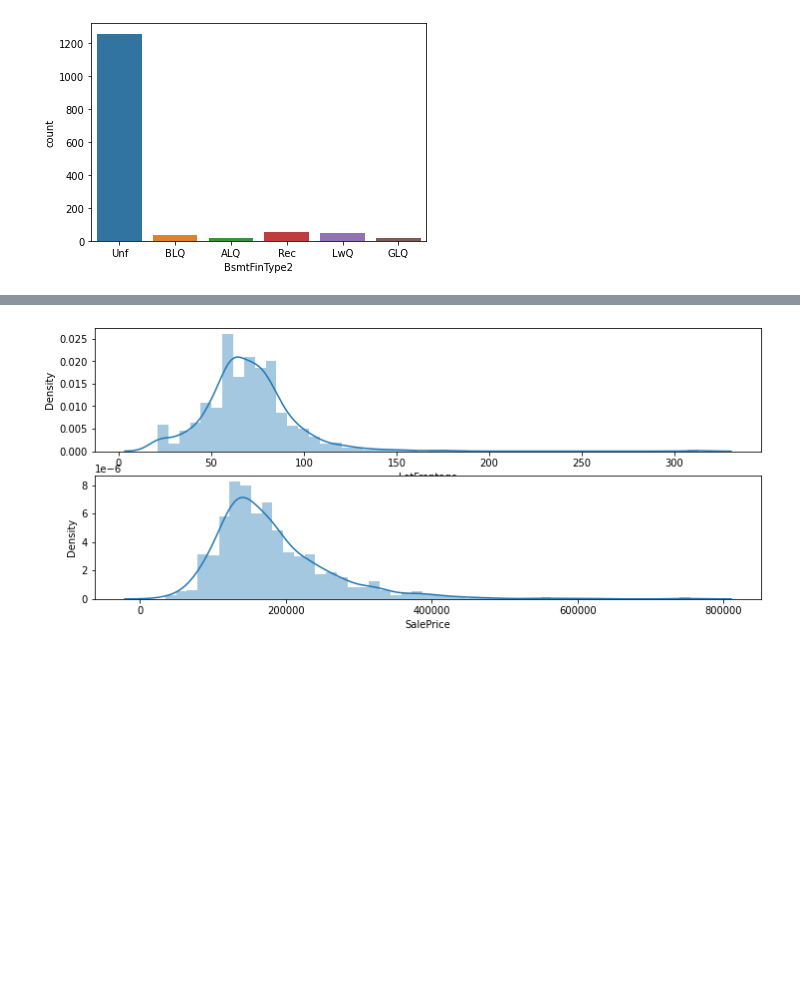
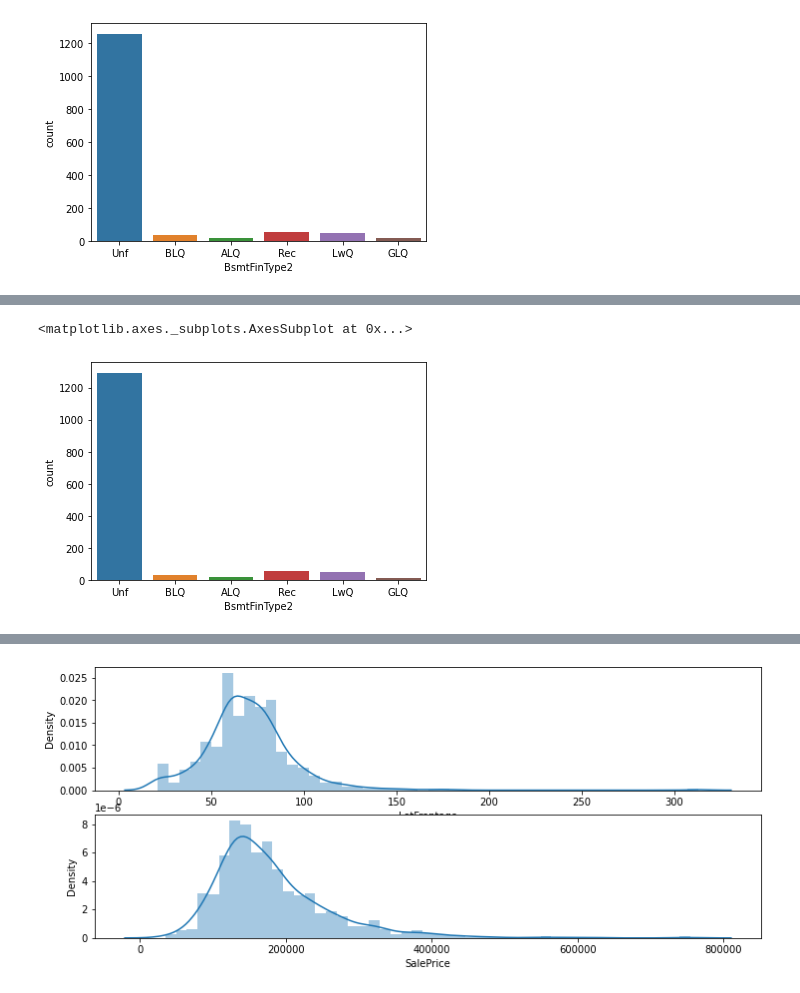
Before and after one commit to marudengi/practice-for-kaggle, a Jupyter notebook: House_Prices.ipynb, the cells around one changed output, grey strips where cells are left out. Cells and saved outputs as stored; diff of their text form; code cells hidden in the pictures; blank space fills up the shorter version.

```diff
--- a/House_Prices.ipynb
+++ b/House_Prices.ipynb
@@ -549,0 +578,5 @@ sns.countplot(train['BsmtFinType2'])
+# %%
+sns.countplot(train['BsmtFinType2'])
+# %% [output]
+<matplotlib.axes._subplots.AxesSubplot at 0x...>
+[figure, added]
```
Also changed, not shown: parts of 32 cells of this notebook.
